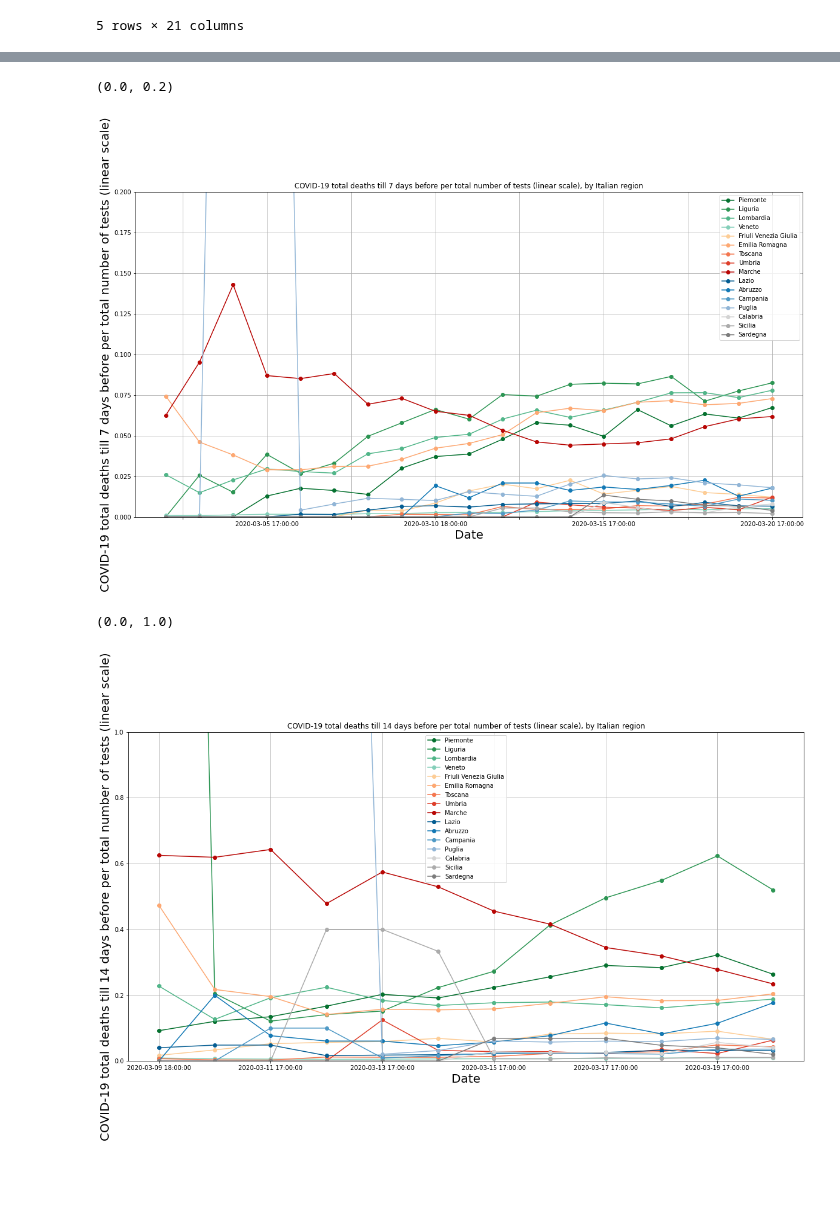
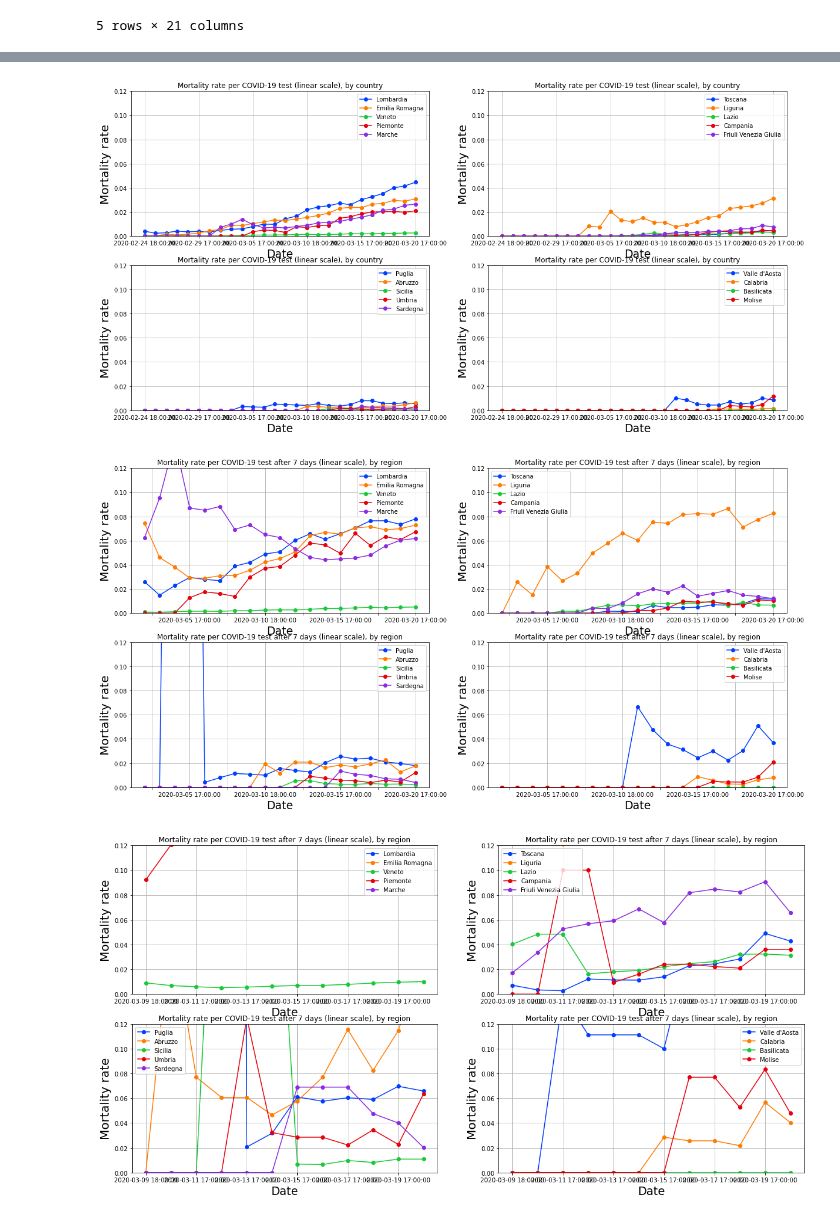
Before and after one commit to perrozzi/COVID-19, a Jupyter notebook: notebooks/COVID-19-italy.ipynb, the cells around one changed output, grey strips where cells are left out. Saved outputs shown, nothing was run; the diff lists cells and outputs as text; code cells hidden in the pictures; blank space fills up the shorter version.

```diff
--- a/notebooks/COVID-19-italy.ipynb
+++ b/notebooks/COVID-19-italy.ipynb
@@ -191,5 +269,5 @@ conf.head()
 # %%
 # divide cases rows by population/10/1e3 row to obtain number of cases per 1e4 persons
-conf = conf.loc[:].div(conf.iloc[0][:]/10/1e3)
+conf_population_norm = conf_population_norm.loc[:].div(conf_population_norm.iloc[0][:]/10/1e3)
 # %%
 # remove population row
@@ -257,30 +362,70 @@ plot1.set_ylim(0,0.05)
+# %%
+mortality_per_test = deaths.divide(tests.replace(0, 1))
+
+nrow=2
+ncol=2
+count=0
+fig, axes = plt.subplots(nrows=nrow, ncols=ncol)
+
+for r in range(nrow):
+    for c in range(ncol):
+        #show total number of positive cases
+        plot_countries = contries_ordered2[count*5:(count+1)*5 if count<3 else len(contries_ordered2)]
+        # print(count*10,(count+1)*10,plot_countries)
+        mortality_per_test[plot_countries].plot(grid=True, marker='o', ax=axes[r,c],
+                 title='Mortality rate per COVID-19 test (linear scale), by country', figsize = (20,10))
+        axes[r,c].set_xlabel("Date", fontsize=19)
+        axes[r,c].set_ylabel("Mortality rate", fontsize=20)
+        axes[r,c].set_ylim(0,0.12)
+        count+=1
+# %% [output]
+[figure, added]
 # %%
 tests_7d_ago = tests[tests.columns.values].shift(7)
 tests_7d_ago = tests_7d_ago.dropna()
 
 mortality_after_7d_per_test = deaths.divide(tests_7d_ago.replace(0, 1))
 
-#show total number of death cases
-plot1 = mortality_after_7d_per_test[conf.columns.values].plot(grid=True, marker='o',
-         title='COVID-19 total deaths till 7 days before per total number of tests (linear scale), by Italian region', figsize = (20,10))
-plot1.set_xlabel("Date", fontsize=20)
-plot1.set_ylabel("COVID-19 total deaths till 7 days before per total number of tests (linear scale)", fontsize=20)
-plot1.set_ylim(0,0.2)
+nrow=2
+ncol=2
+count=0
+fig, axes = plt.subplots(nrows=nrow, ncols=ncol)
+
+for r in range(nrow):
+    for c in range(ncol):
+        #show total number of positive cases
+        plot_countries = contries_ordered2[count*5:(count+1)*5 if count<3 else len(contries_ordered2)]
+        # print(count*10,(count+1)*10,plot_countries)
+        mortality_after_7d_per_test[plot_countries].plot(grid=True, marker='o', ax=axes[r,c],
+                 title='Mortality rate per COVID-19 test after 7 days (linear scale), by region', figsize = (20,10))
+        axes[r,c].set_xlabel("Date", fontsize=19)
+        axes[r,c].set_ylabel("Mortality rate", fontsize=20)
+        axes[r,c].set_ylim(0,0.12)
+
+        count+=1
 # %% [output]
-(0.0, 0.2)
-[figure, old version]
+[figure, new version]
 # %%
 tests_14d_ago = tests[tests.columns.values].shift(14)
 tests_14d_ago = tests_14d_ago.dropna()
 
 mortality_after_14d_per_test = deaths.divide(tests_14d_ago.replace(0, 1))
 
-#show total number of death cases
-plot1 = mortality_after_14d_per_test[conf.columns.values].plot(grid=True, marker='o',
-         title='COVID-19 total deaths till 14 days before per total number of tests (linear scale), by Italian region', figsize = (20,10))
-plot1.set_xlabel("Date", fontsize=20)
-plot1.set_ylabel("COVID-19 total deaths till 14 days before per total number of tests (linear scale)", fontsize=20)
-plot1.set_ylim(0,1)
+nrow=2
+ncol=2
+count=0
+fig, axes = plt.subplots(nrows=nrow, ncols=ncol)
+
+for r in range(nrow):
+    for c in range(ncol):
+        #show total number of positive cases
+        plot_countries = contries_ordered2[count*5:(count+1)*5 if count<3 else len(contries_ordered2)]
+        # print(count*10,(count+1)*10,plot_countries)
+        mortality_after_14d_per_test[plot_countries].plot(grid=True, marker='o', ax=axes[r,c],
+                 title='Mortality rate per COVID-19 test after 7 days (linear scale), by region', figsize = (20,10))
+        axes[r,c].set_xlabel("Date", fontsize=19)
+        axes[r,c].set_ylabel("Mortality rate", fontsize=20)
+        axes[r,c].set_ylim(0,0.12)
+        count+=1
 # %% [output]
-(0.0, 1.0)
-[figure, old version]
+[figure, new version]
```
Also changed, not shown: parts of 24 cells of this notebook, 1 other file.
